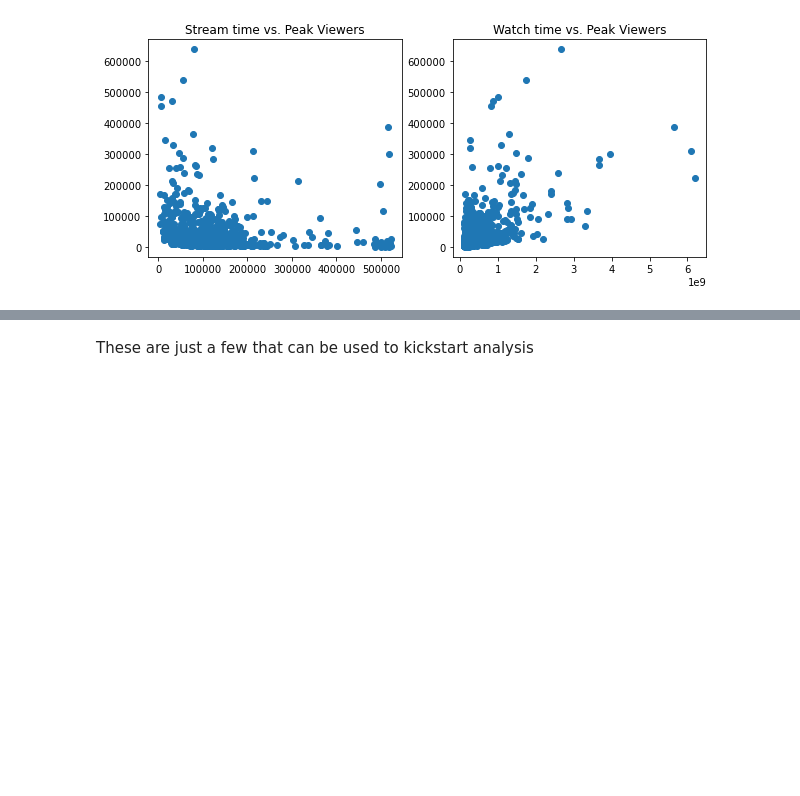
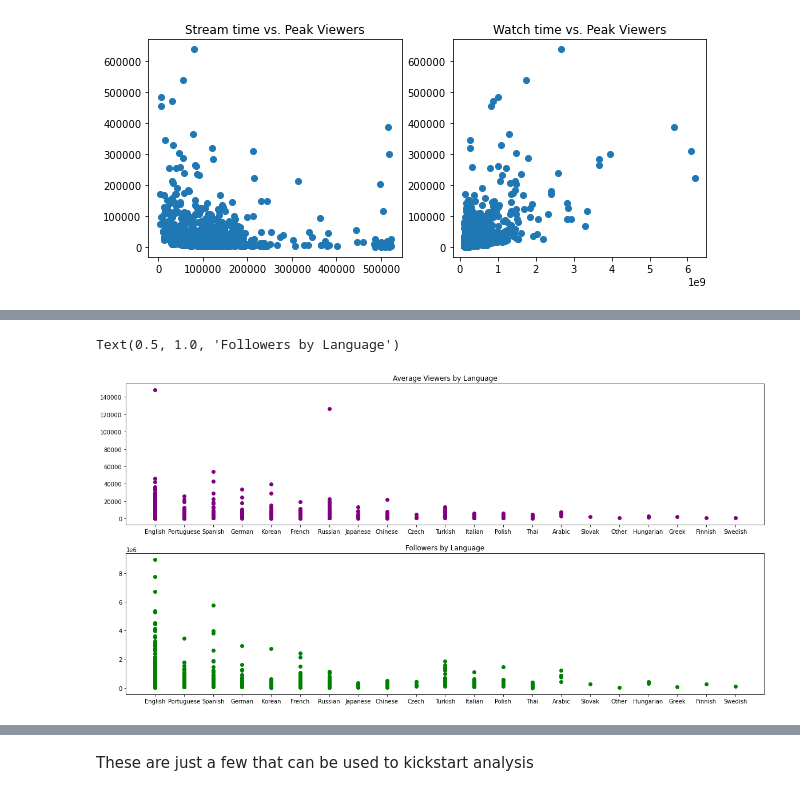
Before and after one commit to BeanutPutters/BeanutPutters.github.io, a Jupyter notebook: project0/Final.ipynb, the cells around one changed output, grey strips where cells are left out. Saved outputs shown, nothing was run; the diff lists cells and outputs as text; code cells hidden in the pictures; blank space fills up the shorter version.

```diff
--- a/project0/Final.ipynb
+++ b/project0/Final.ipynb
@@ -63,0 +95,11 @@ Text(0.5, 1.0, 'Launguages and Followers')
+# %%
+plt.figure(figsize=(20,10))
+l1 = plt.subplot(2,1,1)
+l1 = plt.scatter(data["Language"], data["Average viewers"], color = "purple")
+plt.title("Average Viewers by Language")
+l2 = plt.subplot(2,1,2)
+l2 = plt.scatter(data["Language"],data["Followers"],  color = "green")
+plt.title("Followers by Language")
+# %% [output]
+Text(0.5, 1.0, 'Followers by Language')
+[figure, added]
```
Also changed, not shown: parts of 8 cells of this notebook.
